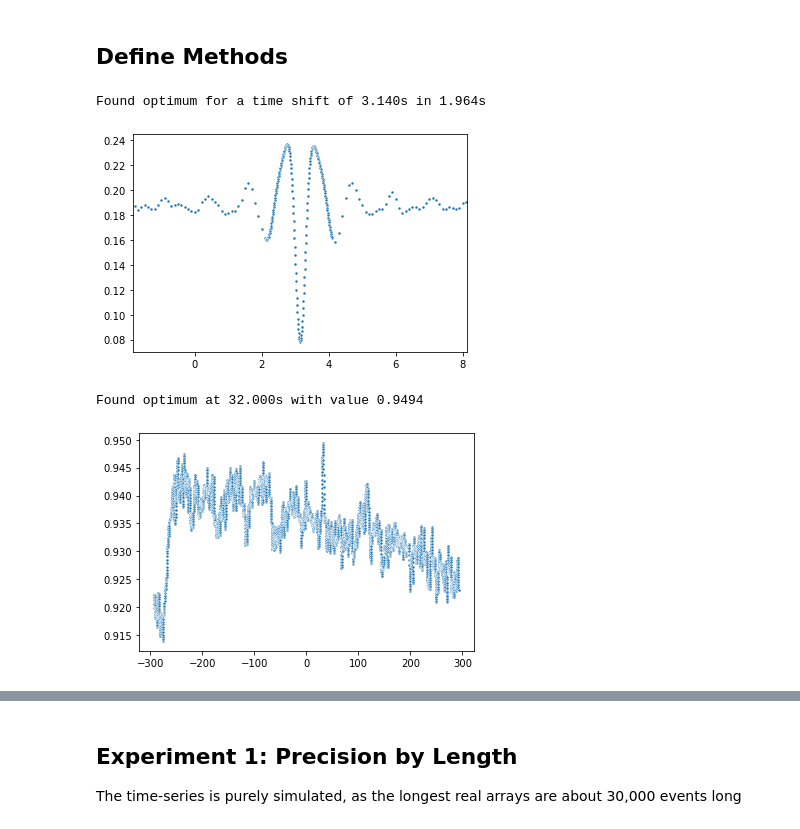
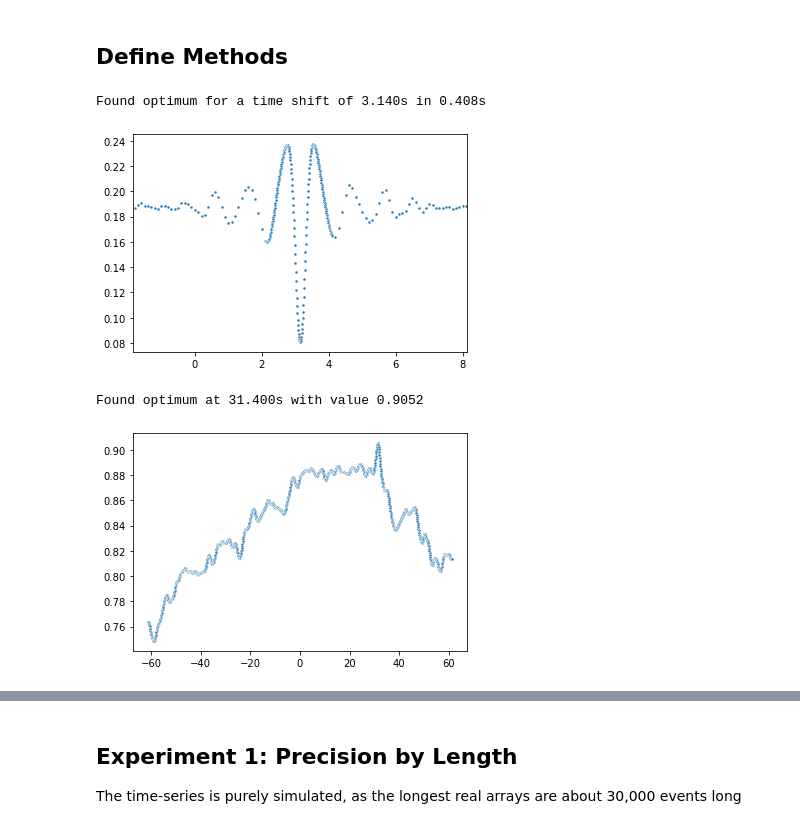
Before and after one commit to iot-salzburg/nearest-advocate, a Jupyter notebook: experiments/method_comparision_semisimulated.ipynb, the cells around one changed output, grey strips where cells are left out. Drawn from its saved outputs; the diff is of its cells as text; code cells hidden in the pictures.

```diff
--- a/experiments/method_comparision_semisimulated.ipynb
+++ b/experiments/method_comparision_semisimulated.ipynb
@@ -363,9 +373,9 @@ def nearest_advocate_single(arr_ref: np.ndarray, arr_sig: np.ndarray,
     return cum_distance / counter
 
 
-@njit(parallel=False)
+# @njit(parallel=False)
 def nearest_advocate(arr_ref: np.ndarray, arr_sig: np.ndarray,
-                     td_min: float, td_max: float, td_prox: float=2.0, sps: float=10, sparse_factor: int=1,
+                     td_min: float, td_max: float, td_prox=None, sps: float=10, sparse_factor: int=1,
                      dist_max: float=0.0, regulate_paddings: bool=True, dist_padding: float=0.0):
     '''Calculates the synchronicity of two arrays of timestamps for a search space between td_min and td_max with a precision of 1/sps. The synchronicity is given by the mean of all minimal distances between each event in arr_sig and it's nearest advocate in arr_ref.
     arr_ref (np.array): Reference array or timestamps assumed to be correct
@@ -384,6 +394,8 @@ def nearest_advocate(arr_ref: np.ndarray, arr_sig: np.ndarray,
         dist_max = np.median(np.diff(arr_ref))/4
     if dist_padding <= 0.0:
         dist_padding = np.median(np.diff(arr_ref))/4
+    if td_prox is None:
+        td_prox = 1.5 * np.median(np.diff(arr_ref))
 
     # Random subsample and create a copy of arr_sig once, as it could lead to problems otherwise
     if sparse_factor > 1:
@@ -395,7 +407,7 @@ def nearest_advocate(arr_ref: np.ndarray, arr_sig: np.ndarray,
     broad_search_n_samples = int((td_max-td_min)*sps)
     fine_search_n_samples = int(2*10*td_prox*sps)   # fine search with factor 1/10 sampling
     time_delays = np.empty((broad_search_n_samples+fine_search_n_samples, 2), dtype=np.float32)
-    time_delays[:broad_search_n_samples, 0] = np.arange(td_min, td_max, 1/sps)
+    time_delays[:broad_search_n_samples, 0] = np.arange(td_min, td_max-1e-12, 1/sps)[:broad_search_n_samples]
     # Calculate the mean distance for all time-shifts in the search space.
     # The shift with the lowest mean distance is the best fit for the time-shift
     idx = 0
@@ -409,7 +421,8 @@ def nearest_advocate(arr_ref: np.ndarray, arr_sig: np.ndarray,
 
     # finesearch around the peak
     time_shift, min_mean_dist = time_delays[np.argmin(time_delays[:broad_search_n_samples,1])]
-    time_delays[broad_search_n_samples:, 0] = np.arange(time_shift-td_prox, time_shift+td_prox, 1/sps/10)
+    time_delays[broad_search_n_samples:, 0] = np.arange(time_shift-td_prox, time_shift+td_prox-1e-12,
+                                                        1/sps/10)[:fine_search_n_samples]
     # Calculate the mean distance for all time-shifts in the search space.
     while idx < time_delays.shape[0]:
         # calculate the nearest advocate criteria
@@ -422,6 +435,8 @@ def nearest_advocate(arr_ref: np.ndarray, arr_sig: np.ndarray,
 
 # run once before the test to just-in-time compile it
 start_time = time.time()
+arr_ref = np.cumsum(np.random.normal(loc=1, scale=0.25, size=600))
+arr_sig = modify_timeseries(arr=arr_ref, offset=np.pi, sigma=0.1, fraction=0.99)
 time_delays = nearest_advocate(arr_ref=arr_ref, arr_sig=arr_sig,
                              td_min=-10, td_max=10, td_prox=1, sps=SAMPLES_PER_S, sparse_factor=1,
                              dist_max=DIST_MAX, regulate_paddings=REGULATE_PADDINGS, dist_padding=DIST_MAX)
@@ -432,8 +447,8 @@ sns.scatterplot(x=time_delays[:,0], y=time_delays[:,1], marker='.')
 plt.xlim(time_shift-5.0, time_shift+5.0)
 plt.show()
 # %% [output]
-Found optimum for a time shift of 3.140s in 1.964s
+Found optimum for a time shift of 3.140s in 0.408s
-[figure, old version]
+[figure, new version]
 # %%
 def pearson_cc(arr_ref: np.ndarray, arr_sig: np.ndarray,
                mode: str="same", method: str="auto",
@@ -463,34 +478,34 @@ def pearson_cc(arr_ref: np.ndarray, arr_sig: np.ndarray,
     time_lags = stepwidth * correlation_lags(
         arr_ref_cont.size, arr_sig_cont.size, mode=mode)
 
 
     # return where there is an overlap above 50%
     if mode == "full":
         # normalize the correlations
         regularization = 100
         overlap_widths = (regularization + len(time_lags)/2 - np.abs(time_lags)/stepwidth)
         corrs = corrs / overlap_widths
         # norm into the range -1, 1
         corrs = corrs / np.sqrt(np.mean(arr_ref_cont**2) * np.mean(arr_sig_cont**2))
         time_delays = np.array([time_lags, corrs]).T
         return time_delays[overlap_widths>len(arr_ref_cont)/2]
     if mode == "same":
         # normalize the correlations
         overlap_widths = (len(time_lags) - np.abs(time_lags)/stepwidth)
         corrs = corrs / overlap_widths
         # norm into the range -1, 1
         corrs = corrs / np.sqrt(np.mean(arr_ref_cont**2) * np.mean(arr_sig_cont**2))
         time_delays = np.array([time_lags, corrs]).T
         return time_delays
 
-arr_sig = modify_timeseries(arr=arr_ref, offset=10*np.pi, sigma=0.1, fraction=0.99,
-                           time_warp_scale=0.0066)[:len(arr_ref)]
+arr_ref = np.cumsum(np.random.normal(loc=1, scale=0.25, size=600))
+arr_sig = modify_timeseries(arr=arr_ref, offset=10*np.pi, sigma=0.1, fraction=0.99)[:100]
 time_delays = pearson_cc(arr_ref, arr_sig, mode="full", method="fft")
 time_shift, metric = time_delays[np.argmax(time_delays[:,1])]
 print(f"Found optimum at {time_shift:.3f}s with value {metric:.4f}")
 
 sns.scatterplot(x=time_delays[:,0], y=time_delays[:,1], marker='.')
 plt.show()
 # %% [output]
-Found optimum at 32.000s with value 0.9494
+Found optimum at 31.400s with value 0.9052
-[figure, old version]
+[figure, new version]
```
Also changed, not shown: parts of 37 cells of this notebook, 2 other files.
